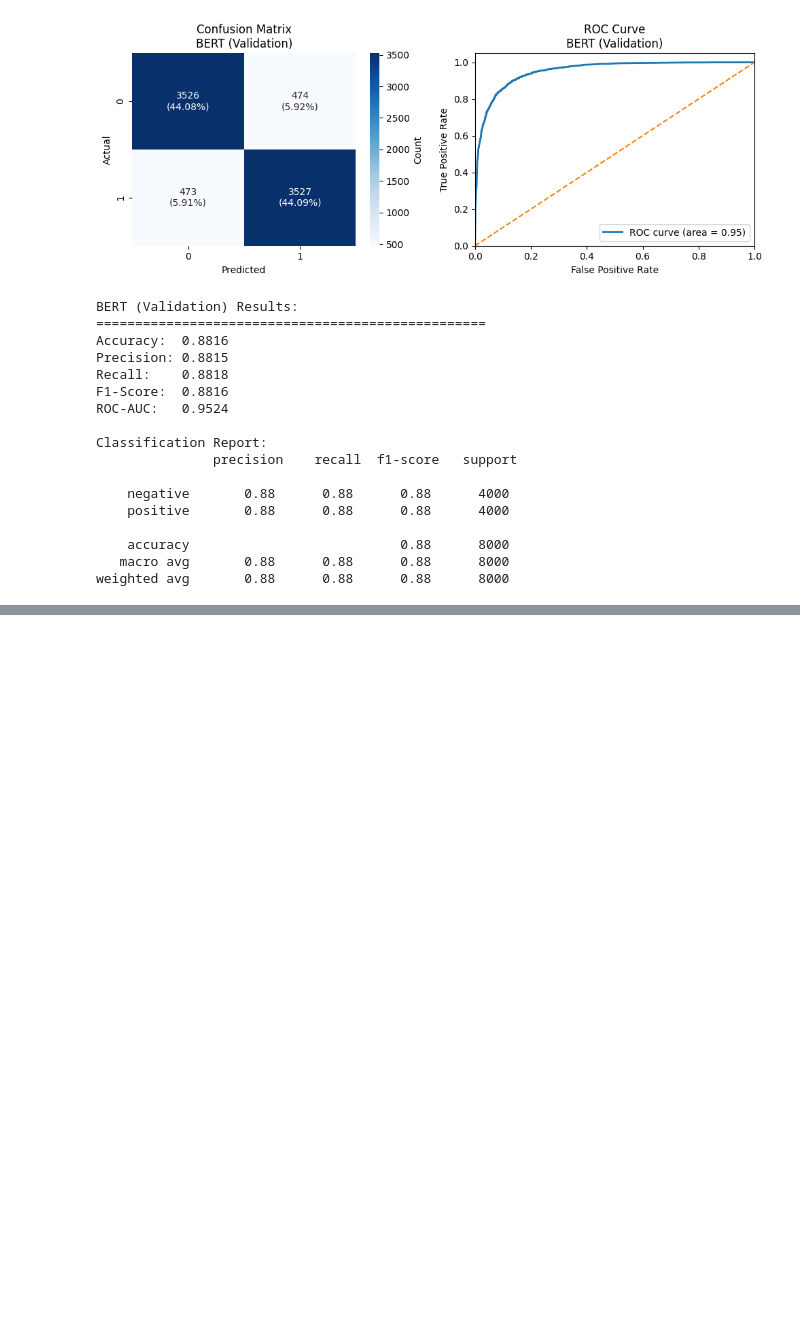
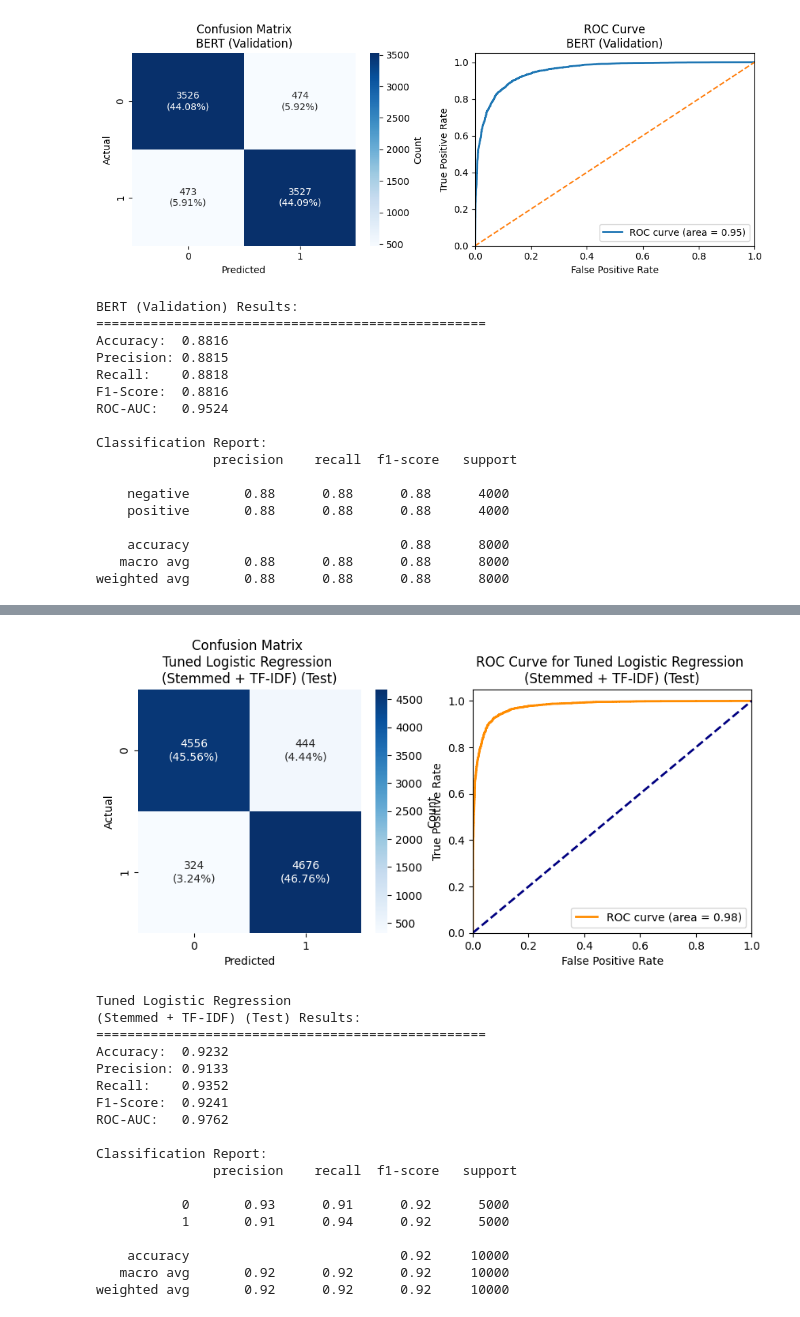
Before and after one commit to PolinaSushko/NLP_Project, a Jupyter notebook: notebooks/nlp_project.ipynb, the cells around one changed output, grey strips where cells are left out. Saved outputs shown, nothing was run; the diff lists cells and outputs as text; code cells hidden in the pictures; blank space fills up the shorter version.

Commit message:
changing architecture, rewriting training and evaluating model

```diff
--- a/notebooks/nlp_project.ipynb
+++ b/notebooks/nlp_project.ipynb
@@ -556,10 +618,10 @@ y = df_train['sentiment']
 
 # Encode labels
 encoder   = LabelEncoder()
-y_encoded = encoder.fit_transform(y)
+y_test = encoder.fit_transform(y)
 
 # Split data for evaluation
-X_train_stem, X_val_stem, y_train, y_val = train_test_split(X_text_stemmed, y_encoded, test_size = 0.2, random_state = 42, stratify = y_encoded)
-X_train_lem, X_val_lem, _, _ = train_test_split(X_text_lemmatized, y_encoded, test_size = 0.2, random_state = 42, stratify = y_encoded)
+X_train_stem, X_val_stem, y_train, y_val = train_test_split(X_text_stemmed, y_test, test_size = 0.2, random_state = 42, stratify = y_test)
+X_train_lem, X_val_lem, _, _ = train_test_split(X_text_lemmatized, y_test, test_size = 0.2, random_state = 42, stratify = y_test)
 # %% [markdown]
 ### Bag of Words (BoW) vs Term Frequency-Inverse Document Frequency (TF-IDF)
@@ -1277 +1290,36 @@ weighted avg       0.88      0.88      0.88      8000
+# %%
+# Prepare test set for Logistic Regression testing
+test_stemmed  = df_test.copy()
+test_stemmed['processed_review'] = [preprocess_text(text, use_stemming = True, use_lemmatization = False) for text in test_stemmed['review']]
+X_test_stem = test_stemmed['processed_review']
+
+y = df_test['sentiment']
+encoder = LabelEncoder()
+y_test = encoder.fit_transform(y)
+
+X_test_tfidf_stem = tfidf_vectorizer_stem.fit_transform(X_test_stem)
+# %%
+config = best_models_combs['Logistic Regression']
+tuned_lr_model = tuned_models['Logistic Regression']['model']
+test_lr_metrics = evaluate_cls_model(tuned_lr_model, X_test_tfidf_stem, y_test, f"Tuned Logistic Regression \n({config}) (Test)", return_metrics = True)
+# %% [output]
+[figure, added]
+Tuned Logistic Regression
+(Stemmed + TF-IDF) (Test) Results:
+==================================================
+Accuracy:  0.9232
+Precision: 0.9133
+Recall:    0.9352
+F1-Score:  0.9241
+ROC-AUC:   0.9762
+
+Classification Report:
+               precision    recall  f1-score   support
+
+           0       0.93      0.91      0.92      5000
+           1       0.91      0.94      0.92      5000
+
+    accuracy                           0.92     10000
+   macro avg       0.92      0.92      0.92     10000
+weighted avg       0.92      0.92      0.92     10000
 # %%
```
Also changed, not shown: parts of 51 cells of this notebook, 26 other files.
